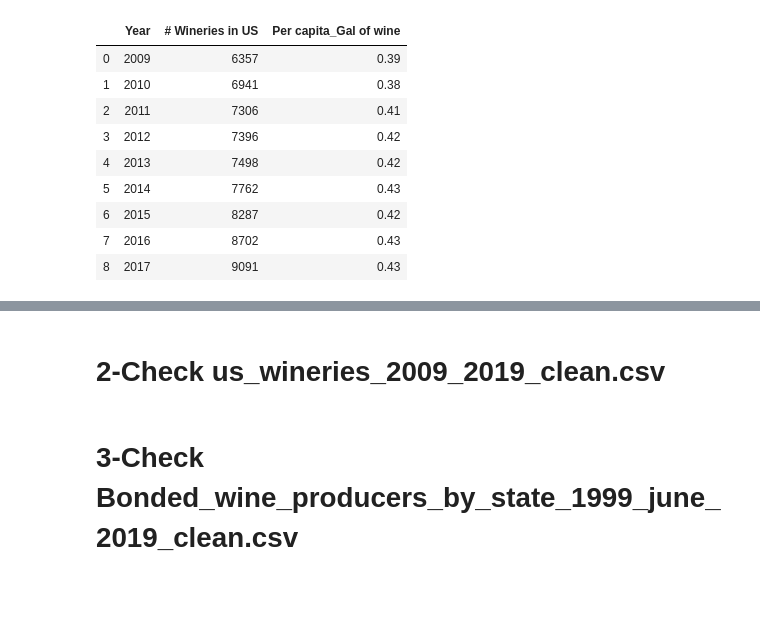
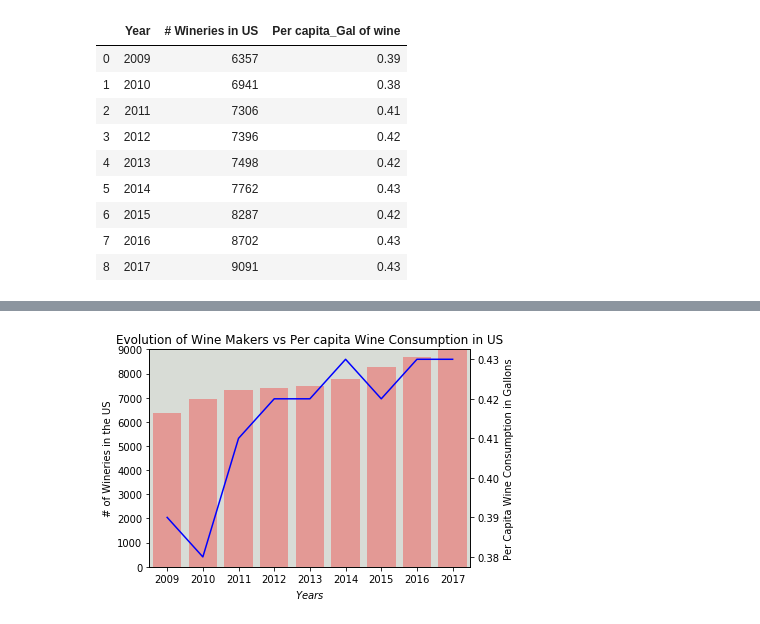
Before and after one commit to epayne323/ProjectOneRepo, a Jupyter notebook: Notebooks/working1_LC.ipynb, the cells around one changed output, grey strips where cells are left out. Saved outputs shown, nothing was run; the diff lists cells and outputs as text; code cells hidden in the pictures; blank space fills up the shorter version.

```diff
--- a/Notebooks/working1_LC.ipynb
+++ b/Notebooks/working1_LC.ipynb
@@ -51,7 +51,7 @@ merged_wine
 fig, ax1 = plt.subplots()
 
 #Plot bars
-ax.set_facecolor("xkcd:light grey")
+
 ax1.bar(merged_wine['Year'],merged_wine['# Wineries in US'], color='r', alpha = 0.3, align ='center')
 ax1.set_xlabel('$Years$')
 ax1.set_ylabel('# of Wineries in the US')
@@ -76,2 +74 @@ plt.show()
+[figure, added]
-# %% [markdown]
-# 2-Check us_wineries_2009_2019_clean.csv
@@ -84,2 +74,0 @@ file_df1
-# %% [markdown]
-# 3-Check Bonded_wine_producers_by_state_1999_june_2019_clean.csv
```
Also changed, not shown: parts of 16 cells of this notebook, 2 other files.
